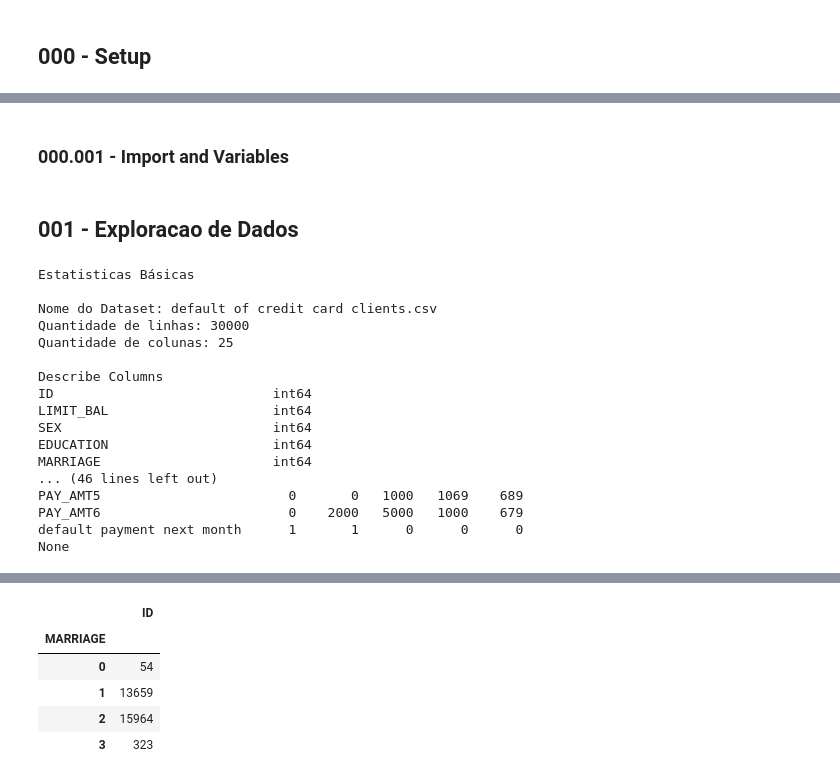
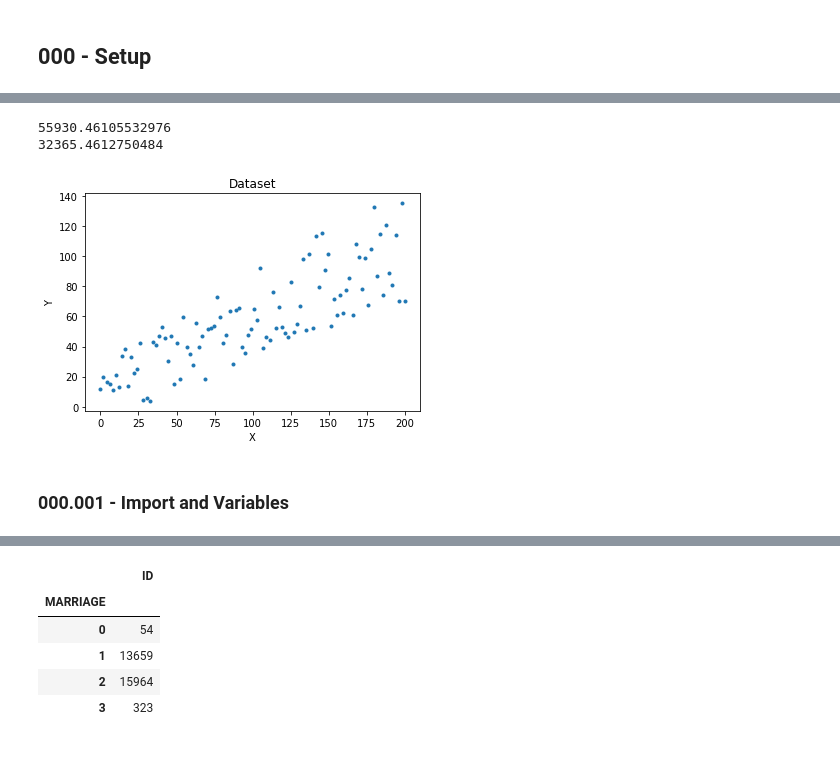
Before and after one commit to youitik/data_science_kit, a Jupyter notebook: scientist_kit_v001.ipynb, the cells around one changed output, grey strips where cells are left out. Saved outputs shown, nothing was run; the diff lists cells and outputs as text; code cells hidden in the pictures; blank space fills up the shorter version.

```diff
--- a/scientist_kit_v001.ipynb
+++ b/scientist_kit_v001.ipynb
@@ -9,0 +83,6 @@ import log
+# %%
+print(rss)
+print(rss2)
+# %% [output]
+55930.46105532976
+32365.4612750484
@@ -10,3 +98,20 @@ import log
+# %%
+n = 100
+np.random.seed(0)
+
+x = np.linspace(0,200,n) # 100 values between 0 and 200
+delta = np.random.uniform(-20,20,size=(n,))
+y = .5 * x + 10 + delta * (1 + x/200)
+# %%
+#Plot dos pontos gerados aleatoriamente
+plt.plot(x,y,'.')
+plt.xlabel('X')
+plt.ylabel('Y')
+plt.title('Dataset')
+plt.savefig('dataset_exemplo_fig.png')
+plt.show()
+# %% [output]
+[figure, added]
 # %% [markdown]
 ### 000.001 - Import and Variables
 # %%
@@ -16,32 +122,0 @@ data_brut = pd.read_csv(arquivo, sep = ";")
-# %% [markdown]
-## 001 - Exploracao de Dados
-# %%
-print("Estatisticas Básicas")
-print("")
-print("Nome do Dataset: " + arquivo)
-print("Quantidade de linhas: " + str(len(data_brut)))
-print("Quantidade de colunas: " + str(len(data_brut.columns)))
-print("")
-print("Describe Columns")
-print(data_brut.dtypes)
-print("")
-print("Sample")
-print(print(data_brut.T.iloc[:,0:5]))
-# %% [output]
-Estatisticas Básicas
-
-Nome do Dataset: default of credit card clients.csv
-Quantidade de linhas: 30000
-Quantidade de colunas: 25
-
-Describe Columns
-ID                            int64
-LIMIT_BAL                     int64
-SEX                           int64
-EDUCATION                     int64
-MARRIAGE                      int64
-... (46 lines left out)
-PAY_AMT5                        0       0   1000   1069    689
-PAY_AMT6                        0    2000   5000   1000    679
-default payment next month      1       1      0      0      0
-None
```
Also changed, not shown: parts of 28 cells of this notebook, 8 other files.
